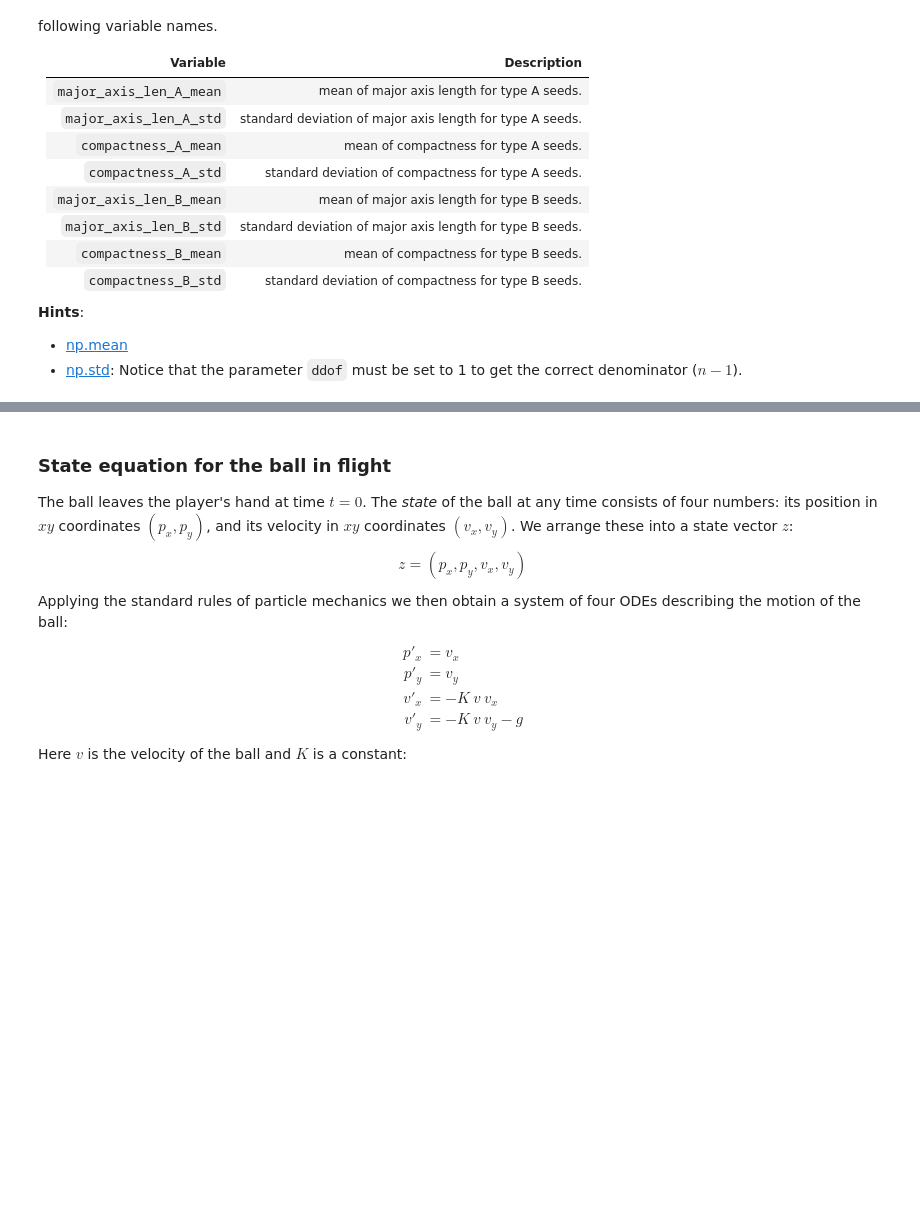
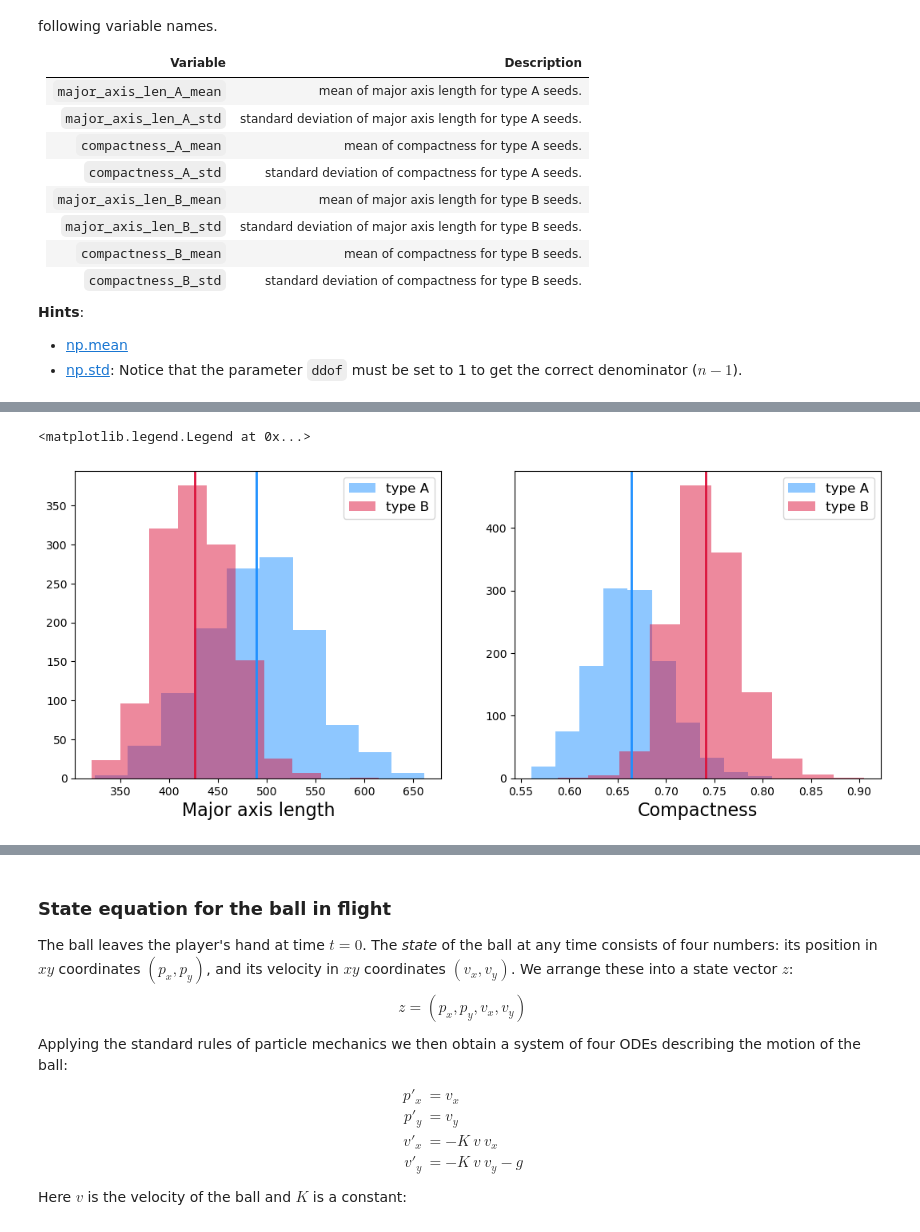
Before and after one commit to rajeev-t/stats-n-ds-4engineers, a Jupyter notebook: lab01/lab01.ipynb, the cells around one changed output, grey strips where cells are left out. Cells and saved outputs as stored; diff of their text form; code cells hidden in the pictures; blank space fills up the shorter version.

````diff
--- a/lab01/lab01.ipynb
+++ b/lab01/lab01.ipynb
@@ -52,15 +50,15 @@ The data is contained in two separate files: `A.csv` for Ürgüp Sivrisi seeds,
 ```
 # %%
 #  Ürgüp Sivrisi seeds
-A = np.loadtxt(...)
-nA = ...
-major_axis_len_A = ...
-compactness_A = ...
+A = np.loadtxt('A.csv', delimiter=',')
+nA = len(A)
+major_axis_len_A = A[:, 0]
+compactness_A = A[:, 1]
 
 # Çerçevelik seeds
-B = np.loadtxt(...)
-nB = ...
-major_axis_len_B = ...
-compactness_B = ...
+B = np.loadtxt('B.csv', delimiter=',')
+nB = len(B)
+major_axis_len_B = B[:, 0]
+compactness_B = B[:, 1]
 # %%
 grader.check("q1p1")
@@ -101,2 +92,11 @@ compactness_B_std = ...
+# %%
+major_axis_len_A_mean = np.mean(major_axis_len_A)
+major_axis_len_A_std = np.std(major_axis_len_A, ddof=1)
+compactness_A_mean = np.mean(compactness_A)
+compactness_A_std = np.std(compactness_A, ddof=1)
+major_axis_len_B_mean = np.mean(major_axis_len_B)
+major_axis_len_B_std = np.std(major_axis_len_B, ddof=1)
+compactness_B_mean = np.mean(compactness_B)
+compactness_B_std = np.std(compactness_B, ddof=1)
 # %%
 grader.check("q1p2")
@@ -116,15 +118,23 @@ Create the pair of histograms shown below with the following characteristics:
 # %%
 fig1, ax1 = plt.subplots(figsize=(13,5),ncols=2)
 
 # left hand side plot
-ax1[0].hist(...,color=...,alpha=...,label=...)
-ax1[0].axvline(...,color=...,linewidth=...)
-ax1[0].hist(...,color=...,alpha=...,label=...)
-ax1[0].axvline(...,color=...,linewidth=...)
+ax1[0].hist(major_axis_len_A, color='dodgerblue',alpha=0.5,label='type A')
+ax1[0].axvline(major_axis_len_A_mean,color='dodgerblue',linewidth=2)
+ax1[0].hist(major_axis_len_B, color='crimson',alpha=0.5,label='type B')
+ax1[0].axvline(major_axis_len_B_mean,color='crimson',linewidth=2)
 ax1[0].set_xlabel('Major axis length',fontsize=16)
 ax1[0].legend(fontsize=12)
 
 # repeat for the right-hand side plot
-# ax1[1]
+ax1[1].hist(compactness_A, color='dodgerblue',alpha=0.5,label='type A')
+ax1[1].axvline(compactness_A_mean,color='dodgerblue',linewidth=2)
+ax1[1].hist(compactness_B, color='crimson',alpha=0.5,label='type B')
+ax1[1].axvline(compactness_B_mean,color='crimson',linewidth=2)
+ax1[1].set_xlabel('Compactness',fontsize=16)
+ax1[1].legend(fontsize=12)
+# %% [output]
+<matplotlib.legend.Legend at 0x...>
+[figure, added]
 # %%
 grader.check("q1p3")
````
Also changed, not shown: parts of 17 cells of this notebook, 2 other files.
